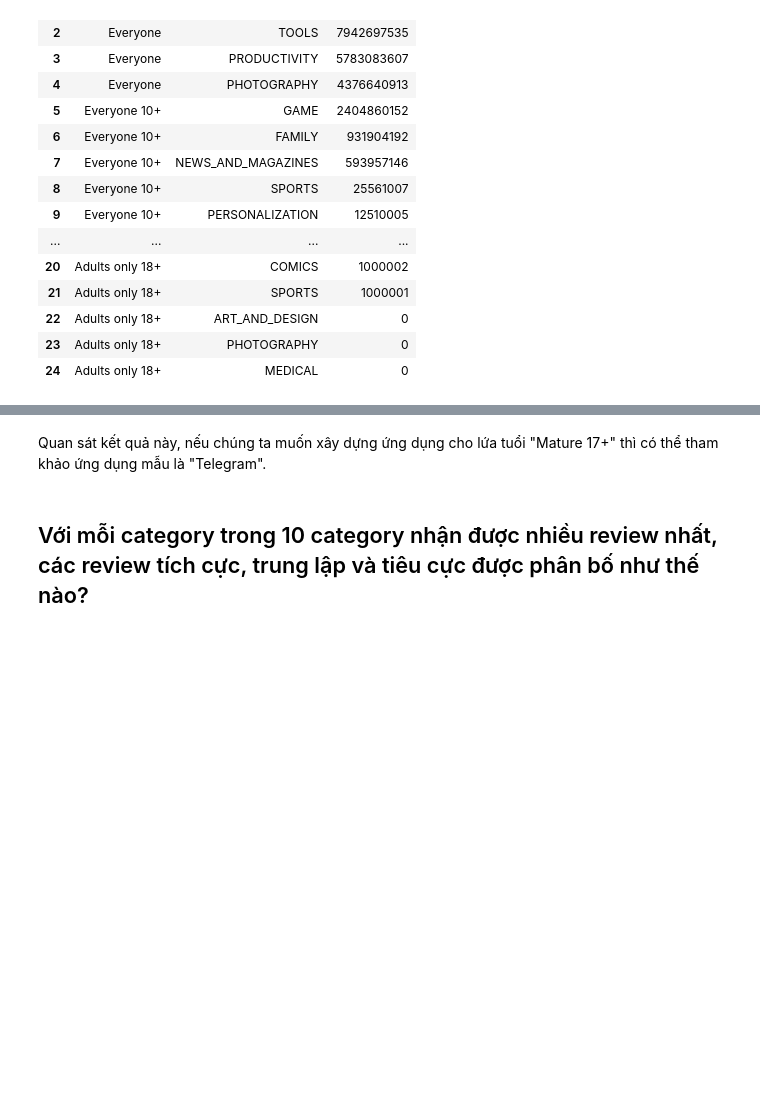
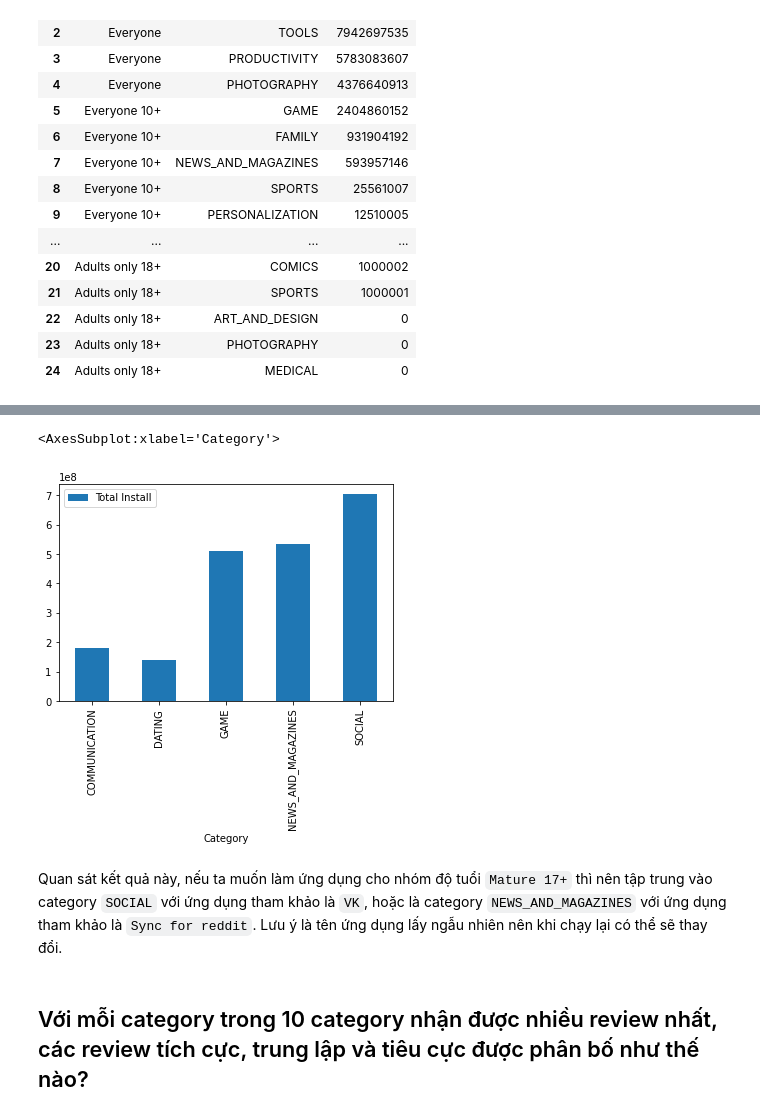
Before and after one commit to tqthangbl/P4DS-FinalProject, a Jupyter notebook: notebook.ipynb, the cells around one changed output, grey strips where cells are left out. Drawn from its saved outputs; the diff is of its cells as text; code cells hidden in the pictures; blank space fills up the shorter version.

Commit message:
add more answer and visualize on question 1

```diff
--- a/notebook.ipynb
+++ b/notebook.ipynb
@@ -971,8 +896,0 @@ category_crating_df
-# %%
-category_crating_df = category_crating_df.merge(app_df[['App', 'Content Rating', 'Category']], \
-                                                on=['Content Rating', 'Category'])
-
-category_crating_df = category_crating_df.groupby(['Content Rating', 'Category', 'Total Install'])\
-                                         .apply(lambda x: x.sample(1)).reset_index(drop=True)
-
-category_crating_df
@@ -996,0 +899,8 @@ category_crating_df
+# %%
+view_content_rating = 'Mature 17+'
+df = category_crating_df[category_crating_df['Content Rating'] == view_content_rating]
+df = df.merge(app_df[['App', 'Content Rating', 'Category']], \
+                        on=['Content Rating', 'Category'])
+df = df.groupby(['Content Rating', 'Category', 'Total Install'])\
+                                         .apply(lambda x: x.sample(1)).reset_index(drop=True)
+df
@@ -997,4 +914,9 @@ category_crating_df
+# %%
+df.plot.bar(x='Category', y='Total Install')
+# %% [output]
+<AxesSubplot:xlabel='Category'>
+[figure, added]
 # %% [markdown]
-Quan sát kết quả này, nếu chúng ta muốn xây dựng ứng dụng cho lứa tuổi "Mature 17+" thì có thể tham khảo ứng dụng mẫu là "Telegram".
+Quan sát kết quả này, nếu ta muốn làm ứng dụng cho nhóm độ tuổi `Mature 17+` thì nên tập trung vào category `SOCIAL` với ứng dụng tham khảo là `VK`, hoặc là category `NEWS_AND_MAGAZINES` với ứng dụng tham khảo là `Sync for reddit`. Lưu ý là tên ứng dụng lấy ngẫu nhiên nên khi chạy lại có thể sẽ thay đổi.
 # %% [markdown]
 ## Với mỗi category trong 10 category nhận được nhiều review nhất, các review tích cực, trung lập và tiêu cực được phân bố như thế nào?
```
Also changed, not shown: parts of 28 cells of this notebook.
